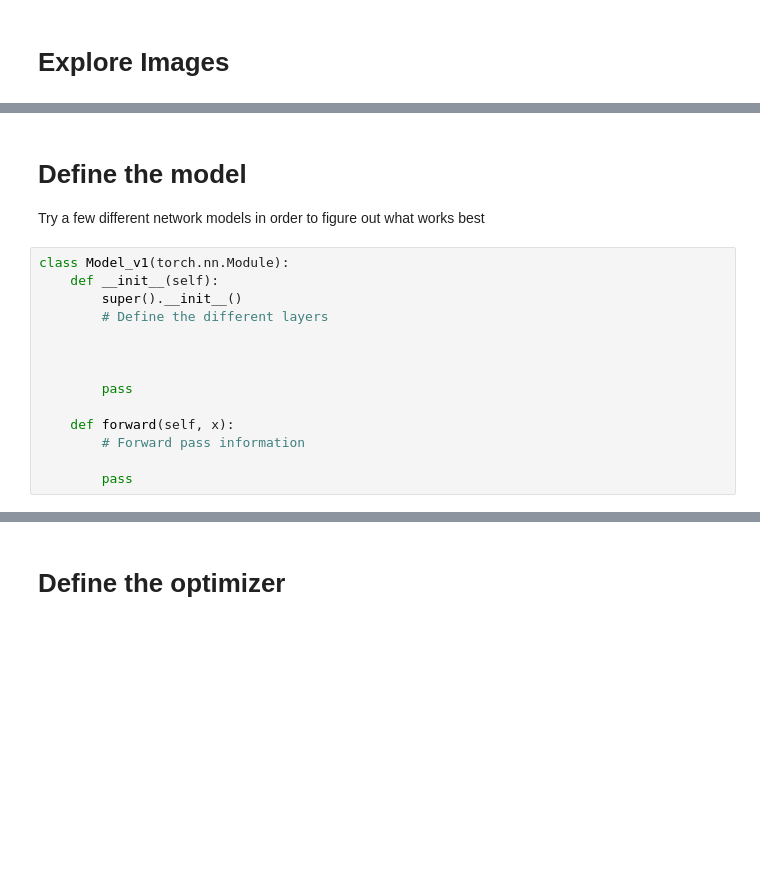
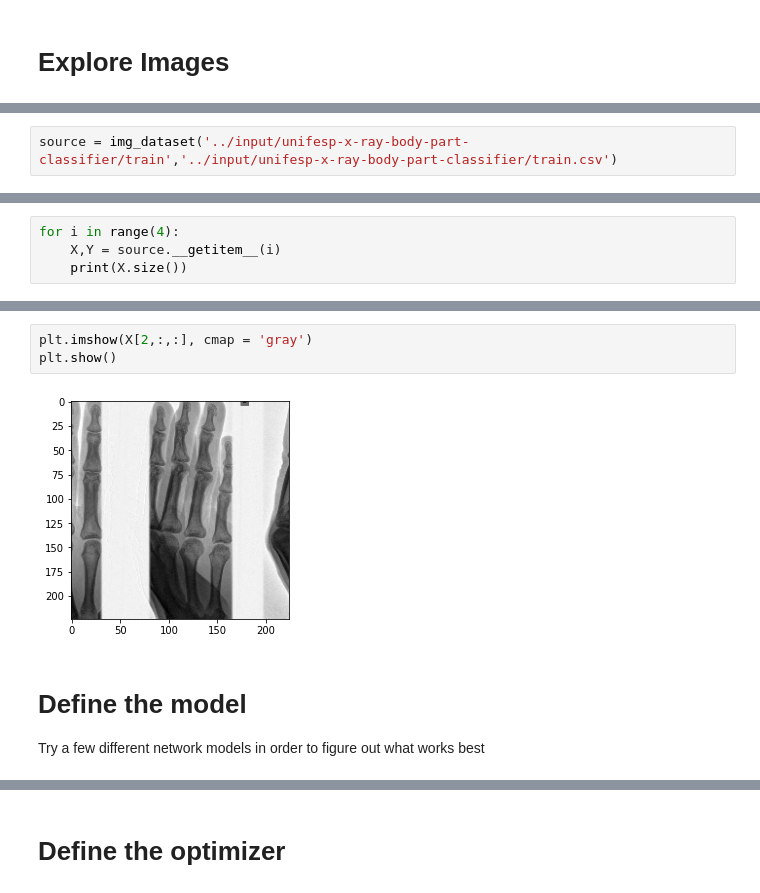
Before and after one commit to Lawreros/x-ray_classification, a Jupyter notebook: unifesp-x-ray-classification.ipynb, the cells around one changed output, grey strips where cells are left out. Saved outputs shown, nothing was run; the diff lists cells and outputs as text; blank space fills up the shorter version.

```diff
--- a/unifesp-x-ray-classification.ipynb
+++ b/unifesp-x-ray-classification.ipynb
@@ -226,0 +301,2 @@ class DataLoader(torch.utils.data.Dataset): #torch....Dataset characterizes a da
+# %%
+source = img_dataset('../input/unifesp-x-ray-body-part-classifier/train','../input/unifesp-x-ray-body-part-classifier/train.csv')
@@ -226,0 +308,4 @@ class DataLoader(torch.utils.data.Dataset): #torch....Dataset characterizes a da
+# %%
+for i in range(4):
+    X,Y = source.__getitem__(i)
+    print(X.size())
@@ -227,17 +337,8 @@ class DataLoader(torch.utils.data.Dataset): #torch....Dataset characterizes a da
+# %%
+plt.imshow(X[2,:,:], cmap = 'gray')
+plt.show()
+# %% [output]
+[figure, added]
 # %% [markdown]
 # Define the model
 Try a few different network models in order to figure out what works best
-# %%
-class Model_v1(torch.nn.Module):
-    def __init__(self):
-        super().__init__()
-        # Define the different layers
-
-
-
-        pass
-
-    def forward(self, x):
-        # Forward pass information
-
-        pass
```
Also changed, not shown: parts of 24 cells of this notebook.
